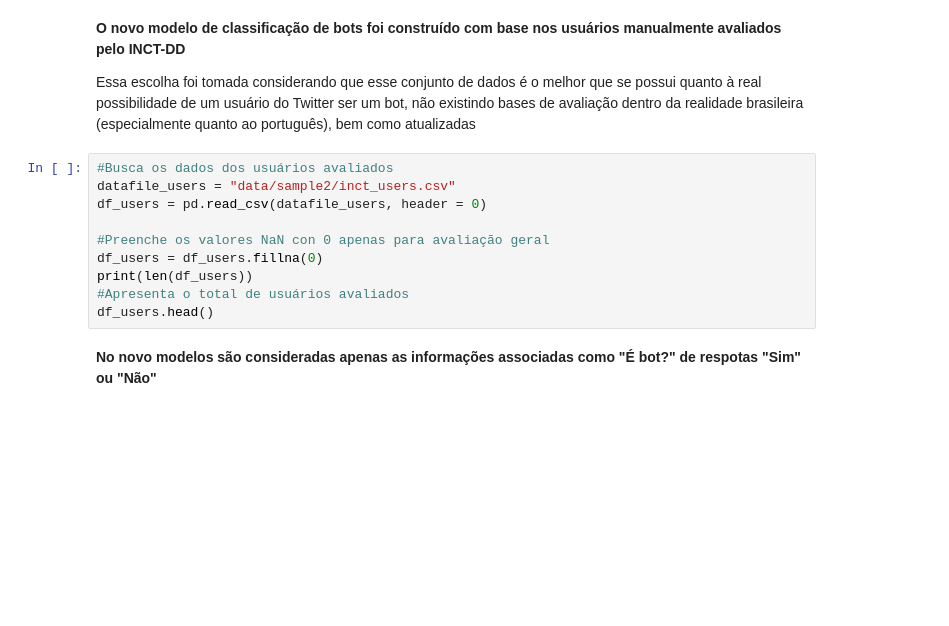
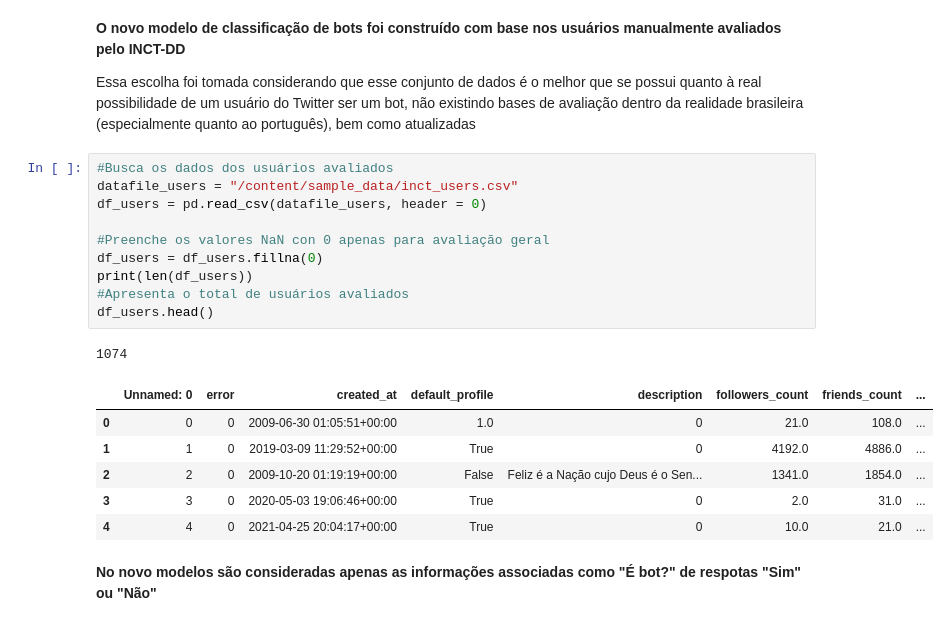
Before and after one commit to Pegabots/Motor, a Jupyter notebook: New-Model-From-INCT-DD-Evaluation.ipynb, the cells around one changed output. Saved outputs shown, nothing was run; the diff lists cells and outputs as text; blank space fills up the shorter version.

```diff
--- a/New-Model-From-INCT-DD-Evaluation.ipynb
+++ b/New-Model-From-INCT-DD-Evaluation.ipynb
@@ -39,14 +41,22 @@ from nltk.stem.rslp import RSLPStemmer ##http://www.nltk.org/howto/portuguese_en
 Essa escolha foi tomada considerando que esse conjunto de dados é o melhor que se possui quanto à real possibilidade de um usuário do Twitter ser um bot, não existindo bases de avaliação dentro da realidade brasileira (especialmente quanto ao português), bem como atualizadas
 # %%
 #Busca os dados dos usuários avaliados
-datafile_users = "data/sample2/inct_users.csv"
+datafile_users = "/content/sample_data/inct_users.csv"
 df_users = pd.read_csv(datafile_users, header = 0)
 
 #Preenche os valores NaN con 0 apenas para avaliação geral
 df_users = df_users.fillna(0)
 print(len(df_users))
 #Apresenta o total de usuários avaliados
 df_users.head()
+# %% [output]
+1074
+|  | Unnamed: 0 | error | created_at | default_profile | description | followers_count | friends_count | ... |
+| 0 | 0 | 0 | 2009-06-30 01:05:51+00:00 | 1.0 | 0 | 21.0 | 108.0 | ... |
+| 1 | 1 | 0 | 2019-03-09 11:29:52+00:00 | True | 0 | 4192.0 | 4886.0 | ... |
+| 2 | 2 | 0 | 2009-10-20 01:19:19+00:00 | False | Feliz é a Nação cujo Deus é o Sen... | 1341.0 | 1854.0 | ... |
+| 3 | 3 | 0 | 2020-05-03 19:06:46+00:00 | True | 0 | 2.0 | 31.0 | ... |
+| 4 | 4 | 0 | 2021-04-25 20:04:17+00:00 | True | 0 | 10.0 | 21.0 | ... |
 # %% [markdown]
 **No novo modelos são consideradas apenas as informações associadas como "É bot?" de respotas "Sim" ou "Não"**
 # %%
```
Also changed, not shown: parts of 38 cells of this notebook.
